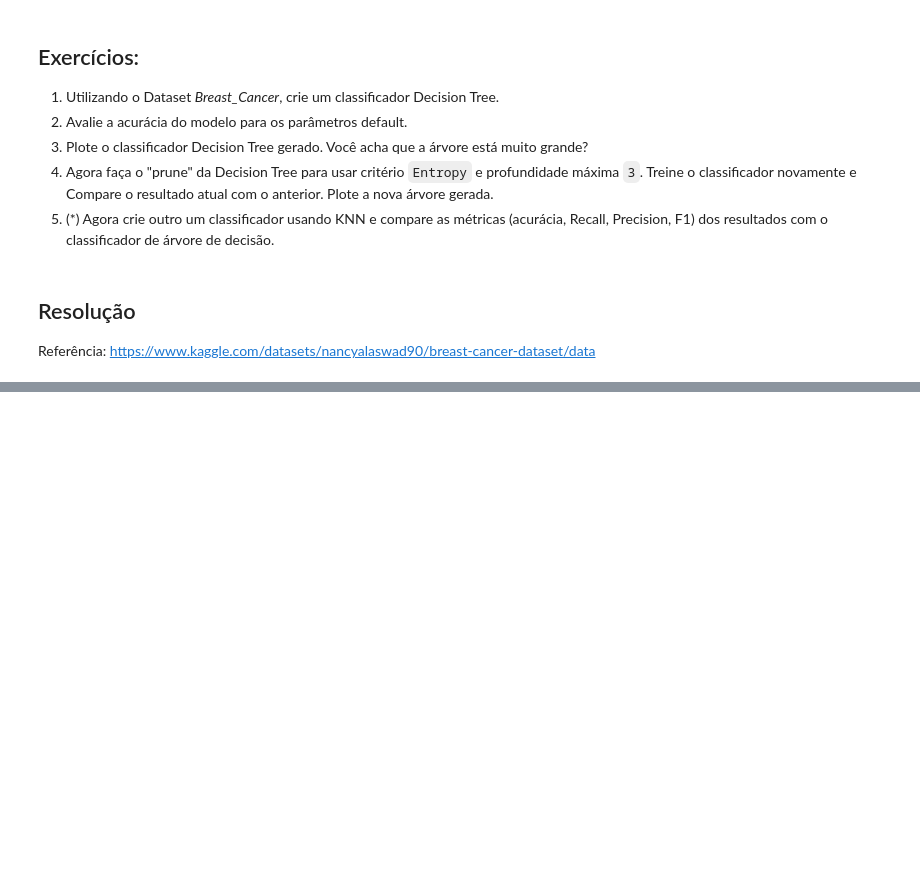
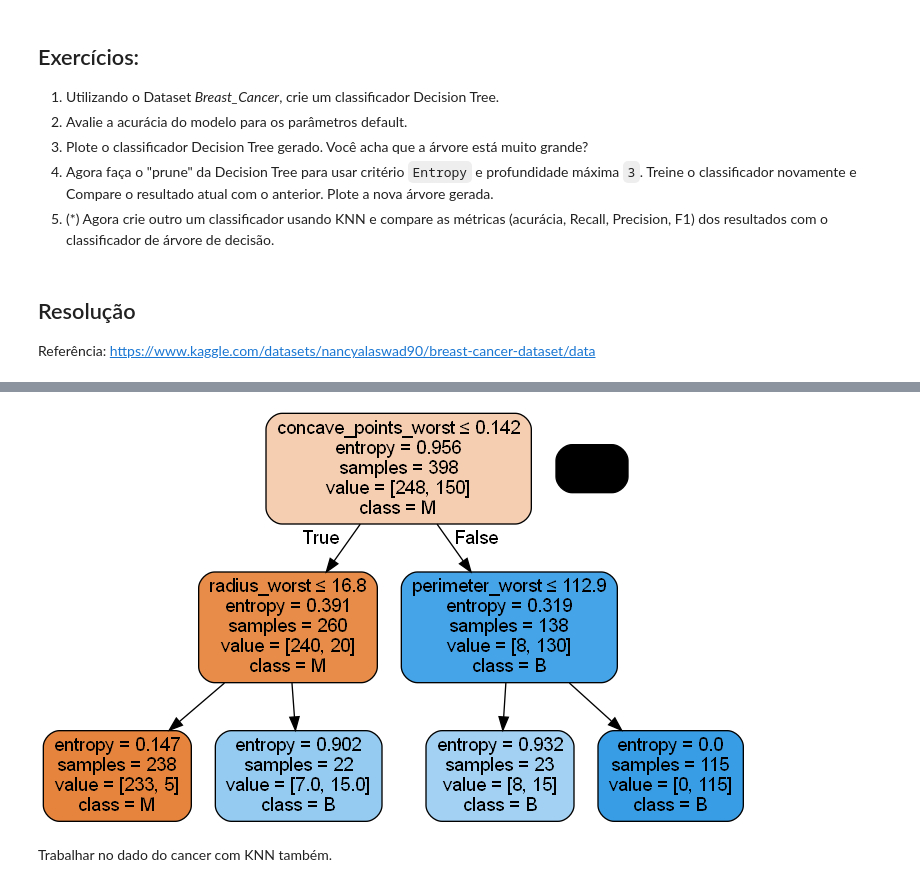
Before and after one commit to DeSouzaSR/Pos-graduacao_Mineracao_Dados_IFES, a Jupyter notebook: Aprendizado_de_Maquina_Modelos_Preditivos/notebooks/arvore_decisao.ipynb, the cells around one changed output, grey strips where cells are left out. Cells and saved outputs as stored; diff of their text form; code cells hidden in the pictures; blank space fills up the shorter version.

```diff
--- a/Aprendizado_de_Maquina_Modelos_Preditivos/notebooks/arvore_decisao.ipynb
+++ b/Aprendizado_de_Maquina_Modelos_Preditivos/notebooks/arvore_decisao.ipynb
@@ -290,0 +461,19 @@ Trabalhar no dado do cance com KNN também.
+# %%
+target_names  = ['M', 'B']
+
+dot_data = StringIO()
+
+export_graphviz(clf, out_file=dot_data,
+                filled=True, rounded=True,
+                special_characters=True,
+                feature_names = X.columns,
+                class_names   = target_names)
+
+graph = pydotplus.graph_from_dot_data(dot_data.getvalue())
+
+#graph.write_png(''Breast.png'')
+Image(graph.create_png())
+# %% [output]
+[figure, added]
+# %% [markdown]
+Trabalhar no dado do cancer com KNN também.
```
Also changed, not shown: parts of 35 cells of this notebook, 4 other files.
